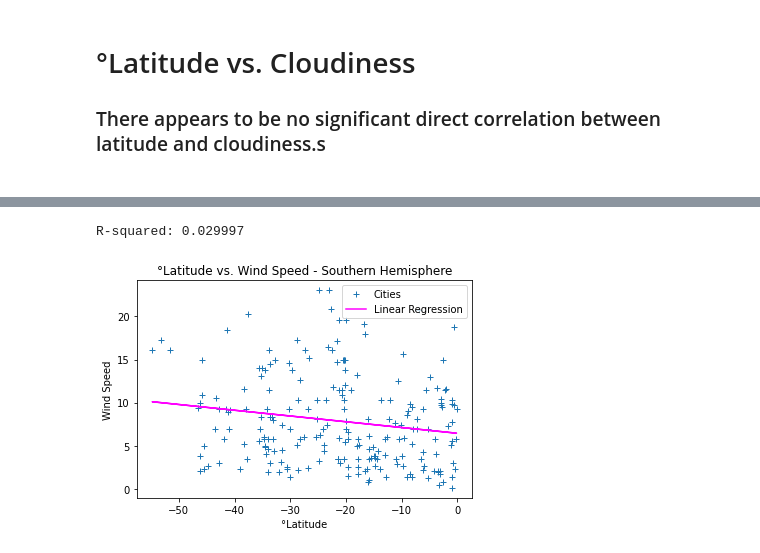
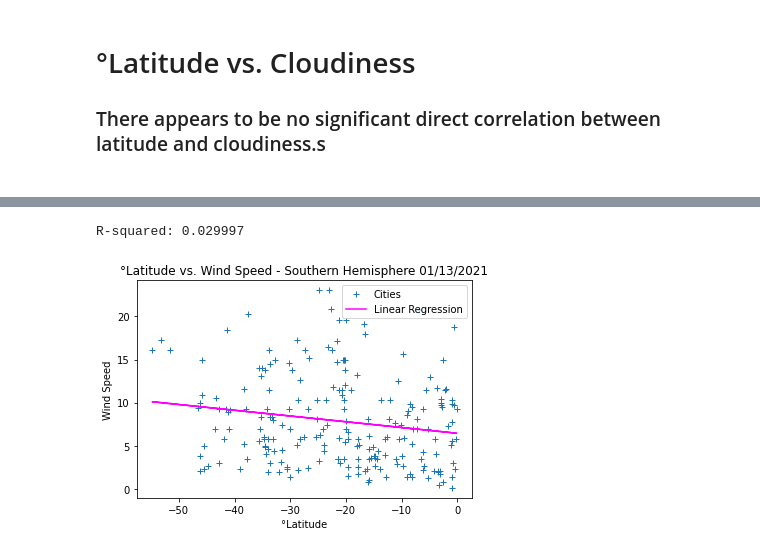
Before and after one commit to Yanwho/python-api-challenge, a Jupyter notebook: WeatherPy/WeatherPy.ipynb, the cells around one changed output, grey strips where cells are left out. Saved outputs shown, nothing was run; the diff lists cells and outputs as text; code cells hidden in the pictures.

Commit message:
began moving and polishing regression plots.  Including exporting images

```diff
--- a/WeatherPy/WeatherPy.ipynb
+++ b/WeatherPy/WeatherPy.ipynb
@@ -225,8 +294,8 @@ R-squared: 0.227928
 # %%
 south_wind = stats_linregress(south_df["Latitude"], south_df["Wind Speed"])
-plt.title("°Latitude vs. Wind Speed - Southern Hemisphere")
+plt.title(f"°Latitude vs. Wind Speed - Southern Hemisphere {d1}")
 plt.ylabel("Wind Speed")
 plt.show()
 # %% [output]
 R-squared: 0.029997
-[figure, old version]
+[figure, new version]
```
Also changed, not shown: parts of 20 cells of this notebook, 6 other files.
